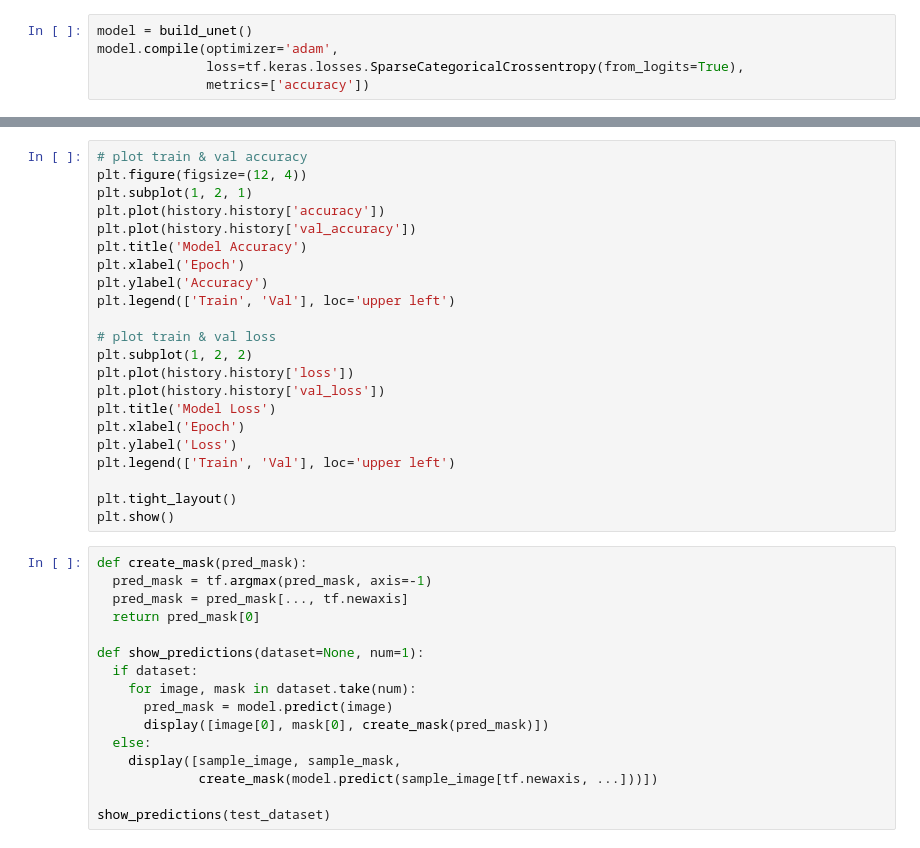
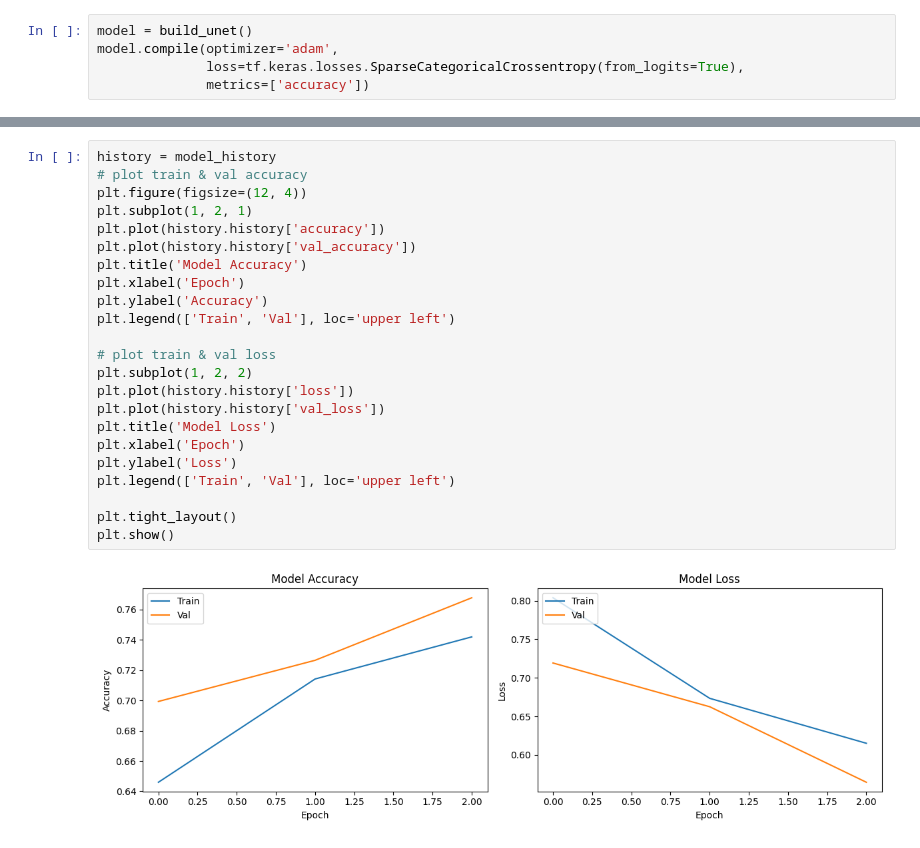
Before and after one commit to kelvinprabhu/DeepLearning_Exercise, a Jupyter notebook: CNN/semantic_segmenation/CIA_2448501.ipynb, the cells around one changed output, grey strips where cells are left out. Drawn from its saved outputs; the diff is of its cells as text.

```diff
--- a/CNN/semantic_segmenation/CIA_2448501.ipynb
+++ b/CNN/semantic_segmenation/CIA_2448501.ipynb
@@ -246,40 +233,27 @@ Epoch 2/3
 # %%
+history = model_history
 # plot train & val accuracy
 plt.figure(figsize=(12, 4))
 plt.subplot(1, 2, 1)
 plt.plot(history.history['accuracy'])
 plt.plot(history.history['val_accuracy'])
 plt.title('Model Accuracy')
 plt.xlabel('Epoch')
 plt.ylabel('Accuracy')
 plt.legend(['Train', 'Val'], loc='upper left')
 
 # plot train & val loss
 plt.subplot(1, 2, 2)
 plt.plot(history.history['loss'])
 plt.plot(history.history['val_loss'])
 plt.title('Model Loss')
 plt.xlabel('Epoch')
 plt.ylabel('Loss')
 plt.legend(['Train', 'Val'], loc='upper left')
 
 plt.tight_layout()
 plt.show()
+# %% [output]
+[figure, added]
-# %%
-def create_mask(pred_mask):
-  pred_mask = tf.argmax(pred_mask, axis=-1)
-  pred_mask = pred_mask[..., tf.newaxis]
-  return pred_mask[0]
-
-def show_predictions(dataset=None, num=1):
-  if dataset:
-    for image, mask in dataset.take(num):
-      pred_mask = model.predict(image)
-      display([image[0], mask[0], create_mask(pred_mask)])
-  else:
-    display([sample_image, sample_mask,
-             create_mask(model.predict(sample_image[tf.newaxis, ...]))])
-
-show_predictions(test_dataset)
 # %%
 show_predictions(test_dataset, 3)
```
Also changed, not shown: parts of 17 cells of this notebook, 4 other files.
